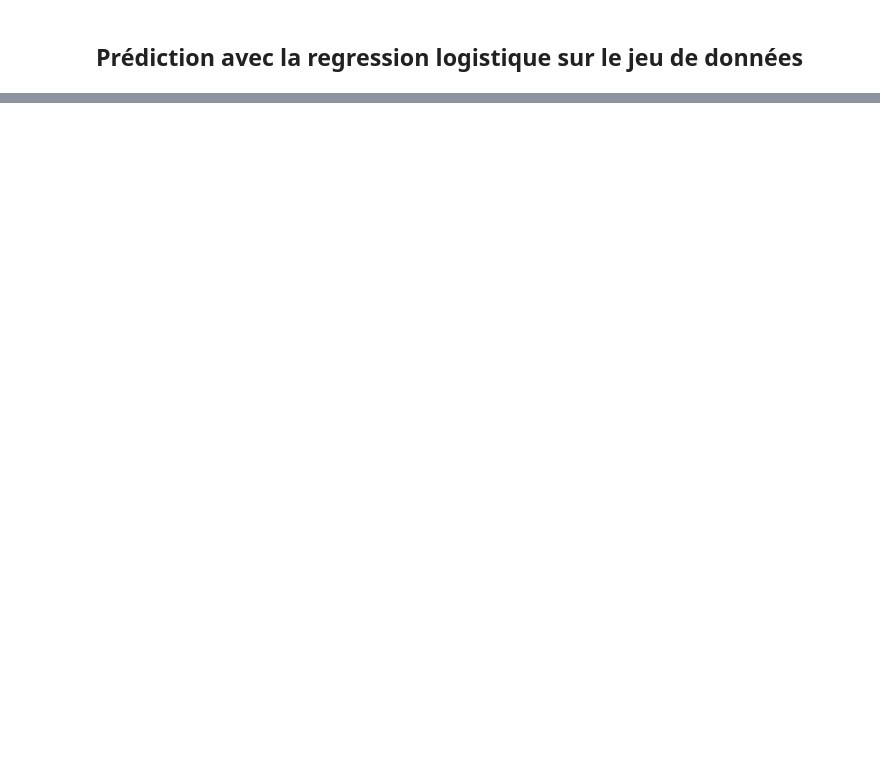
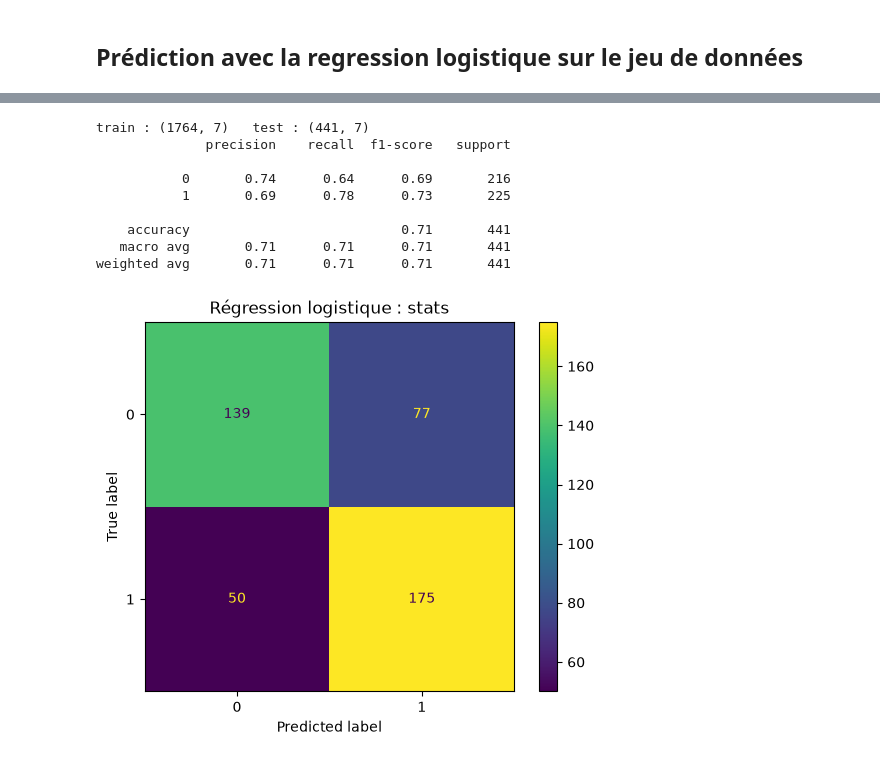
Before and after one commit to Sogolon88/hydraulic-valve-predictive-maintenance, a Jupyter notebook: notebooks/regression_logistique.ipynb, the cells around one changed output, grey strips where cells are left out. Drawn from its saved outputs; the diff is of its cells as text; code cells hidden in the pictures; blank space fills up the shorter version.

```diff
--- a/notebooks/regression_logistique.ipynb
+++ b/notebooks/regression_logistique.ipynb
@@ -87,0 +83,13 @@ precison = modele_reglog.score(X_hist_train, X_hist_test)
+# %%
+res_stats = evaluer_reglog("stats")
+# %% [output]
+train : (1764, 7)   test : (441, 7)
+              precision    recall  f1-score   support
+
+           0       0.74      0.64      0.69       216
+           1       0.69      0.78      0.73       225
+
+    accuracy                           0.71       441
+   macro avg       0.71      0.71      0.71       441
+weighted avg       0.71      0.71      0.71       441
+[figure, added]
```
Also changed, not shown: parts of 23 cells of this notebook, 2 other files.
